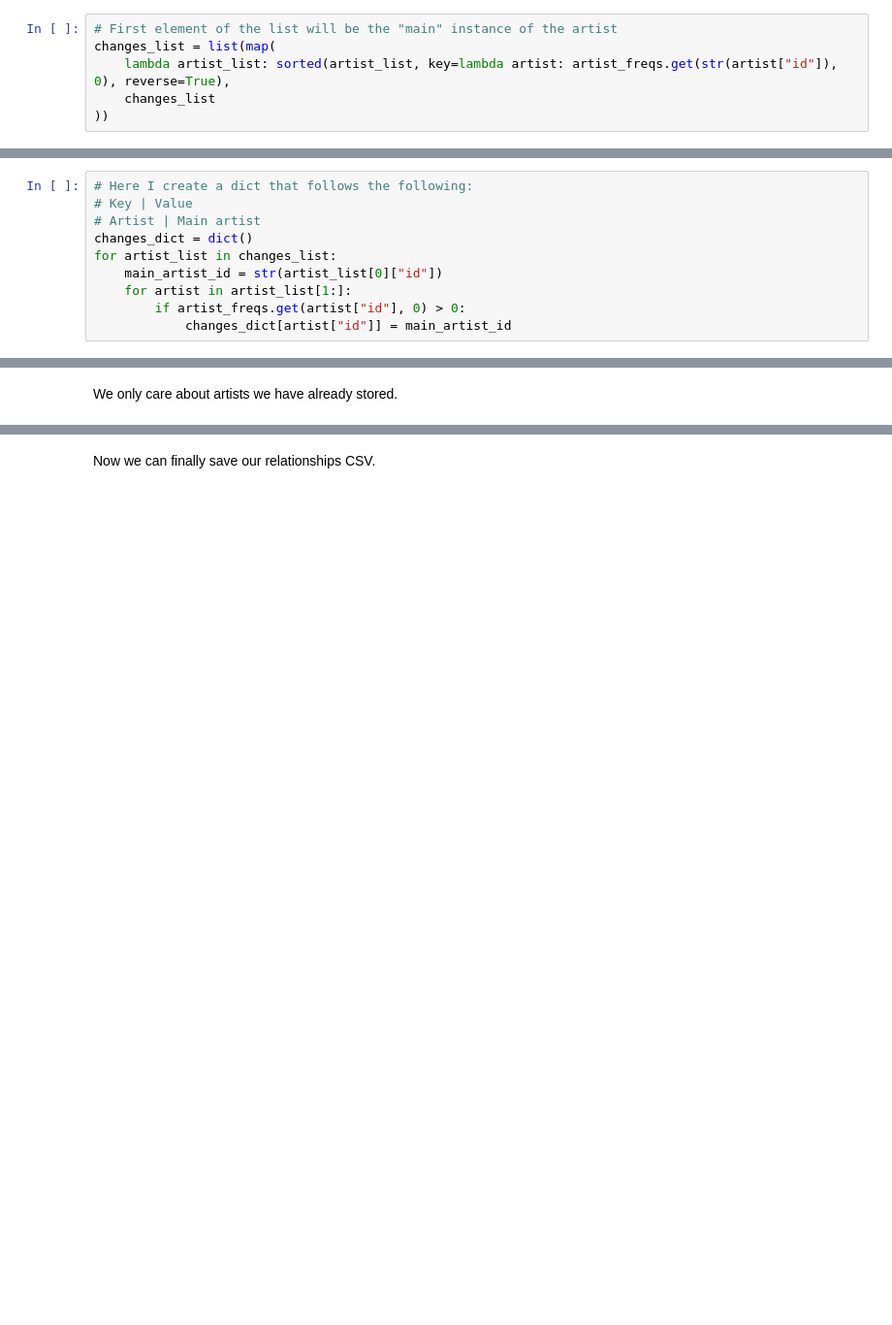
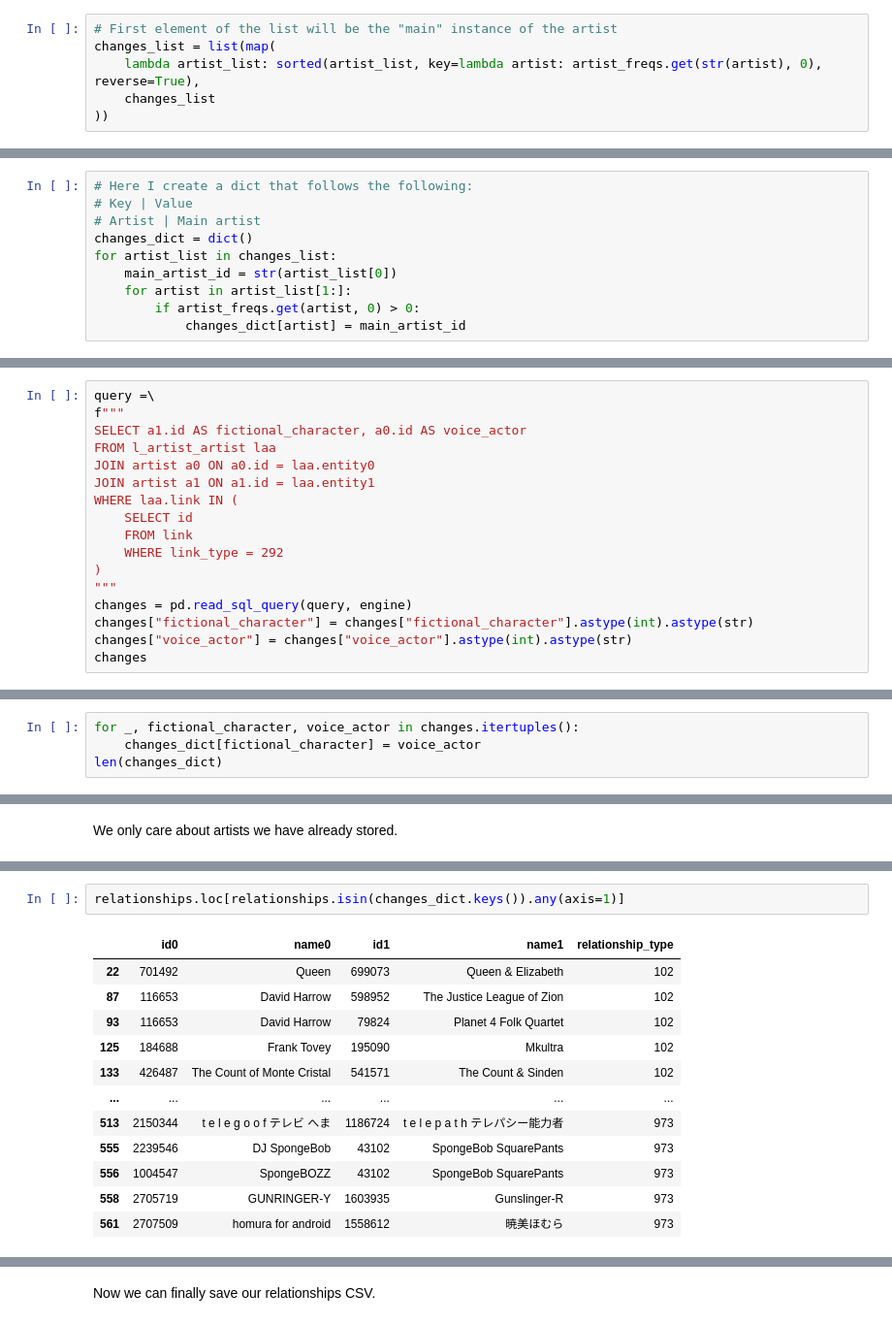
Before and after one commit to aleferu/musicbrainz, a Jupyter notebook: artist_artist.ipynb, the cells around one changed output, grey strips where cells are left out. Shown at 97% size. Drawn from its saved outputs; the diff is of its cells as text; blank space fills up the shorter version.

```diff
--- a/artist_artist.ipynb
+++ b/artist_artist.ipynb
@@ -261,7 +255,7 @@ The next step is to order each list of different (same) artists so that the firs
 # %%
 # First element of the list will be the "main" instance of the artist
 changes_list = list(map(
-    lambda artist_list: sorted(artist_list, key=lambda artist: artist_freqs.get(str(artist["id"]), 0), reverse=True),
+    lambda artist_list: sorted(artist_list, key=lambda artist: artist_freqs.get(str(artist), 0), reverse=True),
     changes_list
 ))
 # %%
@@ -274,10 +282,10 @@ len(changes_list)
 # Artist | Main artist
 changes_dict = dict()
 for artist_list in changes_list:
-    main_artist_id = str(artist_list[0]["id"])
+    main_artist_id = str(artist_list[0])
     for artist in artist_list[1:]:
-        if artist_freqs.get(artist["id"], 0) > 0:
-            changes_dict[artist["id"]] = main_artist_id
+        if artist_freqs.get(artist, 0) > 0:
+            changes_dict[artist] = main_artist_id
 # %%
 len(changes_dict)
 # %% [output]
@@ -284,0 +295,17 @@ len(changes_dict)
+# %%
+query =\
+f"""
+SELECT a1.id AS fictional_character, a0.id AS voice_actor
+FROM l_artist_artist laa
+JOIN artist a0 ON a0.id = laa.entity0
+JOIN artist a1 ON a1.id = laa.entity1
+WHERE laa.link IN (
+    SELECT id
+    FROM link
+    WHERE link_type = 292
+)
+"""
+changes = pd.read_sql_query(query, engine)
+changes["fictional_character"] = changes["fictional_character"].astype(int).astype(str)
+changes["voice_actor"] = changes["voice_actor"].astype(int).astype(str)
+changes
@@ -284,0 +326,4 @@ len(changes_dict)
+# %%
+for _, fictional_character, voice_actor in changes.itertuples():
+    changes_dict[fictional_character] = voice_actor
+len(changes_dict)
@@ -351,0 +343,15 @@ print(len(relationships))
+# %%
+relationships.loc[relationships.isin(changes_dict.keys()).any(axis=1)]
+# %% [output]
+|  | id0 | name0 | id1 | name1 | relationship_type |
+| 22 | 701492 | Queen | 699073 | Queen & Elizabeth | 102 |
+| 87 | 116653 | David Harrow | 598952 | The Justice League of Zion | 102 |
+| 93 | 116653 | David Harrow | 79824 | Planet 4 Folk Quartet | 102 |
+| 125 | 184688 | Frank Tovey | 195090 | Mkultra | 102 |
+| 133 | 426487 | The Count of Monte Cristal | 541571 | The Count & Sinden | 102 |
+| ... | ... | ... | ... | ... | ... |
+| 513 | 2150344 | t e l e g o o f テレビ へま | 1186724 | t e l e p a t h テレパシー能力者 | 973 |
+| 555 | 2239546 | DJ SpongeBob | 43102 | SpongeBob SquarePants | 973 |
+| 556 | 1004547 | SpongeBOZZ | 43102 | SpongeBob SquarePants | 973 |
+| 558 | 2705719 | GUNRINGER-Y | 1603935 | Gunslinger-R | 973 |
+| 561 | 2707509 | homura for android | 1558612 | 暁美ほむら | 973 |
```
Also changed, not shown: parts of 23 cells of this notebook.
